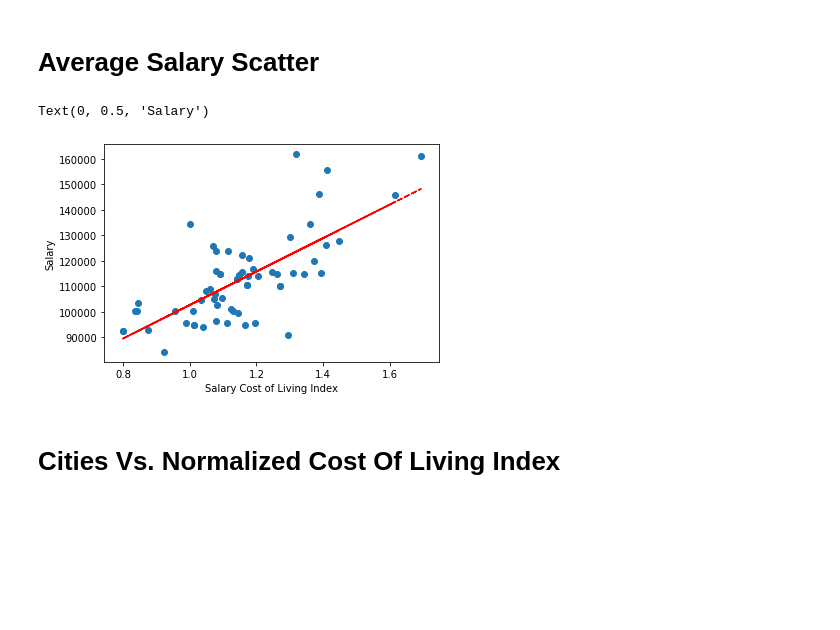
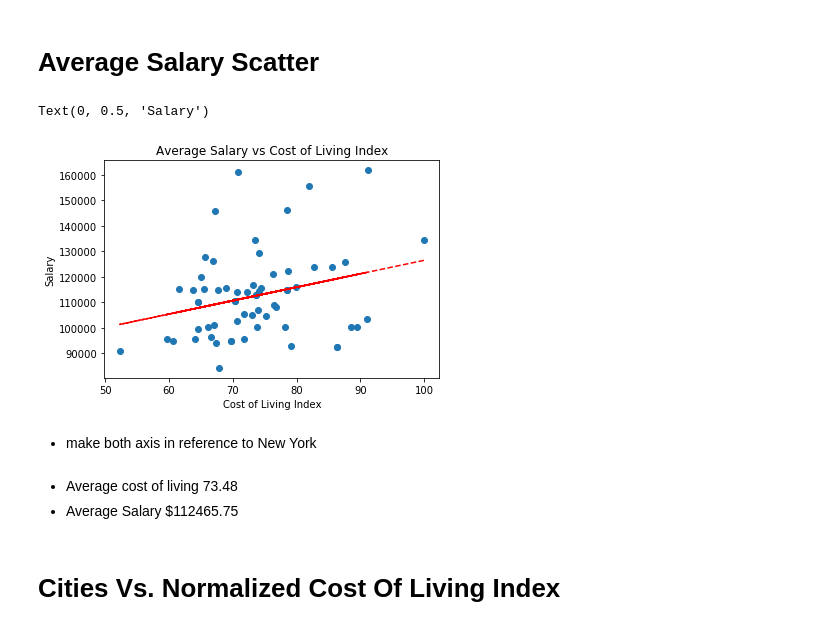
Before and after one commit to look4parul/Project1_PPDR-Consultants, a Jupyter notebook: JobMarketAnalysis/indeed_data_analysis.ipynb, the cells around one changed output. Saved outputs shown, nothing was run; the diff lists cells and outputs as text; code cells hidden in the pictures; blank space fills up the shorter version.

```diff
--- a/JobMarketAnalysis/indeed_data_analysis.ipynb
+++ b/JobMarketAnalysis/indeed_data_analysis.ipynb
@@ -215,17 +215,23 @@ df_col_complete_student_jobs_salary_final.head()
 # %% [markdown]
 # Average Salary Scatter
 # %%
-x = df_col_complete_student_jobs_salary_final['SalaryCOLIndex']
+x = df_col_complete_student_jobs_salary_final['Cost Of Living Index']
 y = df_col_complete_student_jobs_salary_final['Avg Salary Indeed']
 plt.scatter(x, y)
 z = np.polyfit(x, y, 1)
 p = np.poly1d(z)
 plt.plot(x,p(x),"r--")
-plt.xlabel('Salary Cost of Living Index')
+plt.title('Average Salary vs Cost of Living Index')
+plt.xlabel('Cost of Living Index')
 plt.ylabel('Salary')
 # %% [output]
 Text(0, 0.5, 'Salary')
-[figure, old version]
+[figure, new version]
+# %% [markdown]
+* make both axis in reference to New York
+# %% [markdown]
+* Average cost of living 73.48
+* Average Salary $112465.75
 # %% [markdown]
 # Cities Vs. Normalized Cost Of Living Index
 # %%
```
Also changed, not shown: parts of 7 cells of this notebook.
